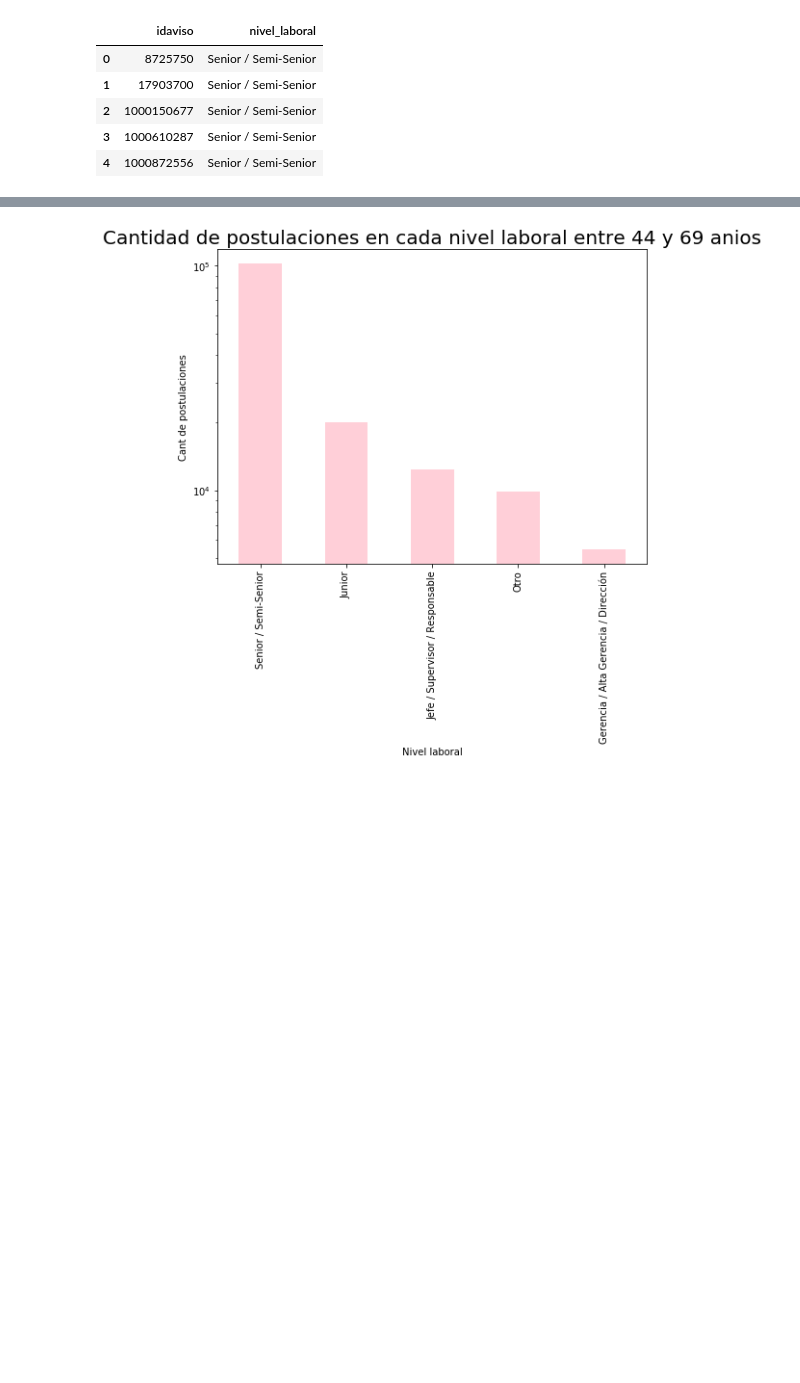
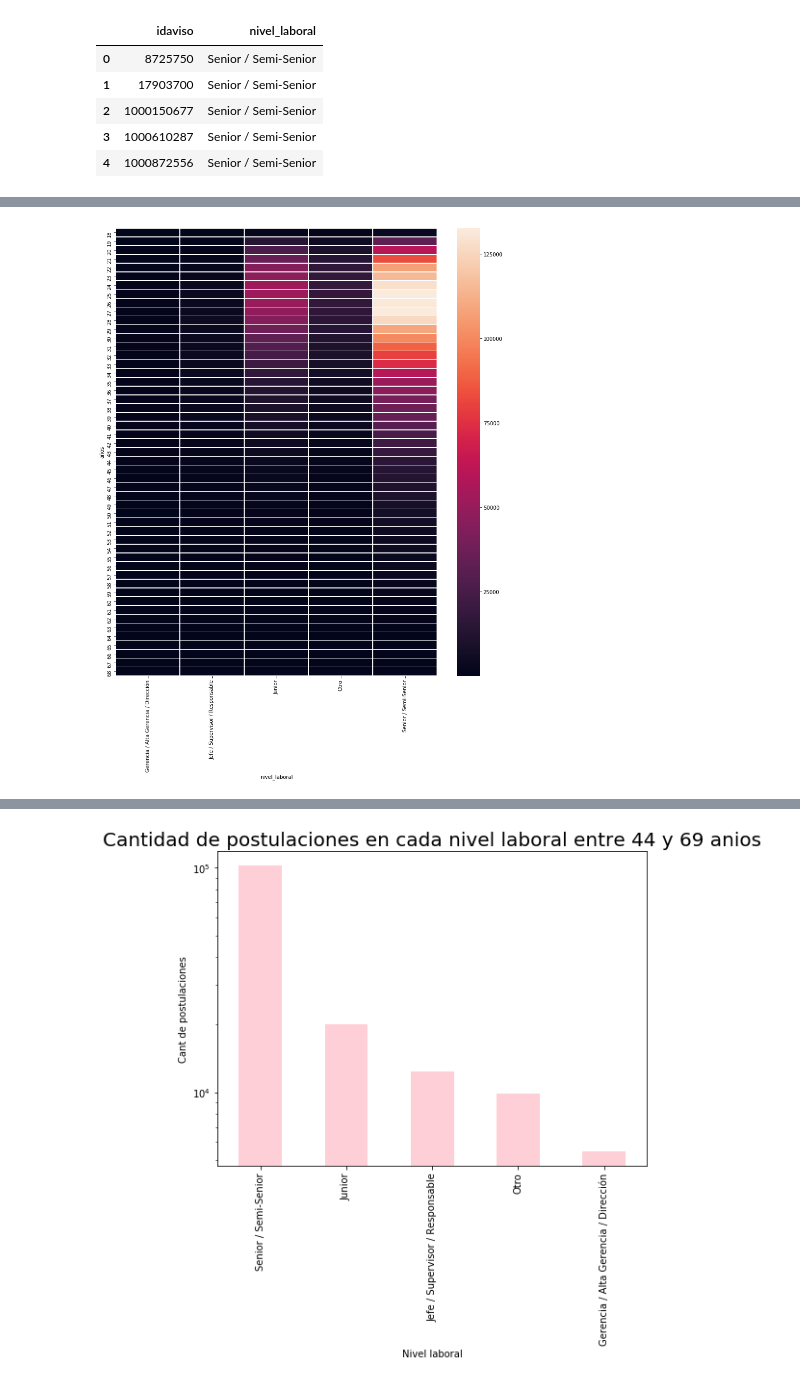
Before and after one commit to matfonseca/OrgaDatos, a Jupyter notebook: Analisis exploratorio.ipynb, the cells around one changed output, grey strips where cells are left out. Saved outputs shown, nothing was run; the diff lists cells and outputs as text; code cells hidden in the pictures; blank space fills up the shorter version.

Commit message:
Subo codigo y heatmap

```diff
--- a/Analisis exploratorio.ipynb
+++ b/Analisis exploratorio.ipynb
@@ -355,0 +366,16 @@ work_level = final_merge1['nivel_laboral'].value_counts()
+# %%
+from matplotlib.colors import LogNorm
+final_merge1 = final_merge1[['nivel_laboral','años']]
+final_merge2 = final_merge1.groupby(['nivel_laboral','años']).size().reset_index()
+final_merge2.columns=['nivel_laboral','años','cantidad']
+final_merge2 = final_merge2.pivot(index='años',columns='nivel_laboral',values='cantidad')
+final_merge2.fillna(0,inplace=True)
+fig, ax = plt.subplots(figsize=(14,16))         # Sample figsize in inches
+sns.heatmap(final_merge2,annot=False, linewidths=.5);
+plt.savefig('Heatmap.png', bbox_inches='tight')
+#norm=LogNorm(vmin=Z1.min(), vmax=Z1.max()
+#ap1 = apc[apc['Operator'].isin(TopOperators)].groupby(['Operator','cluster']).size().reset_index()
+#work_level = final_merge1['nivel_laboral'].value_counts()
+#work_level
+# %% [output]
+[figure, added]
```
Also changed, not shown: parts of 12 cells of this notebook, 1 other file.
